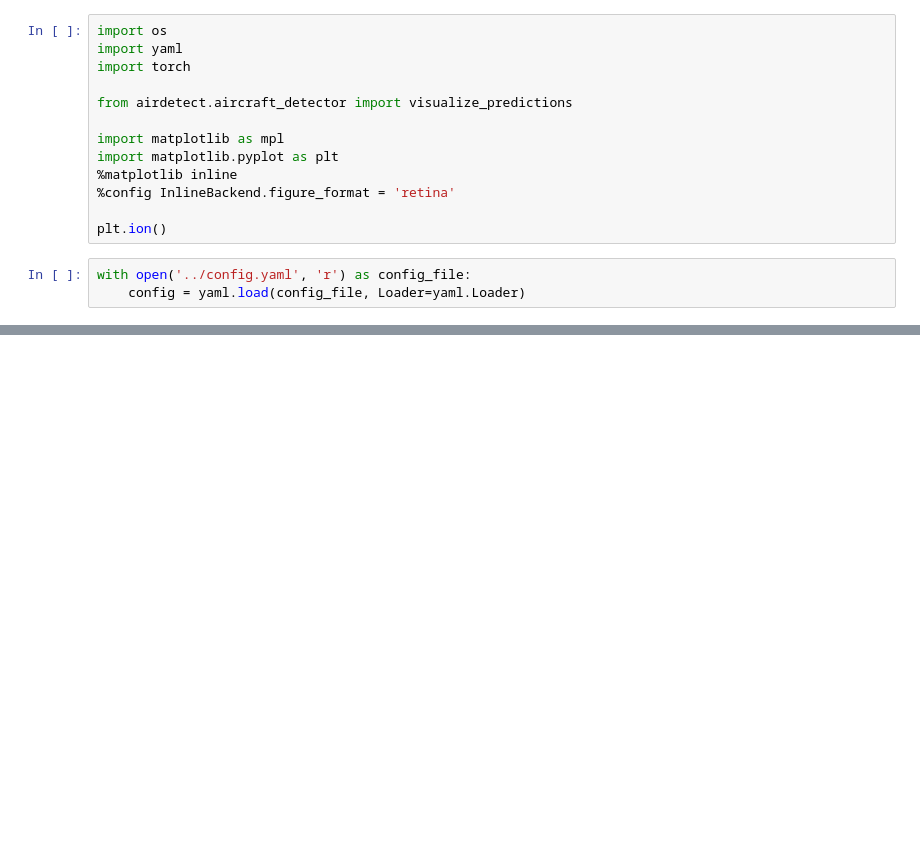
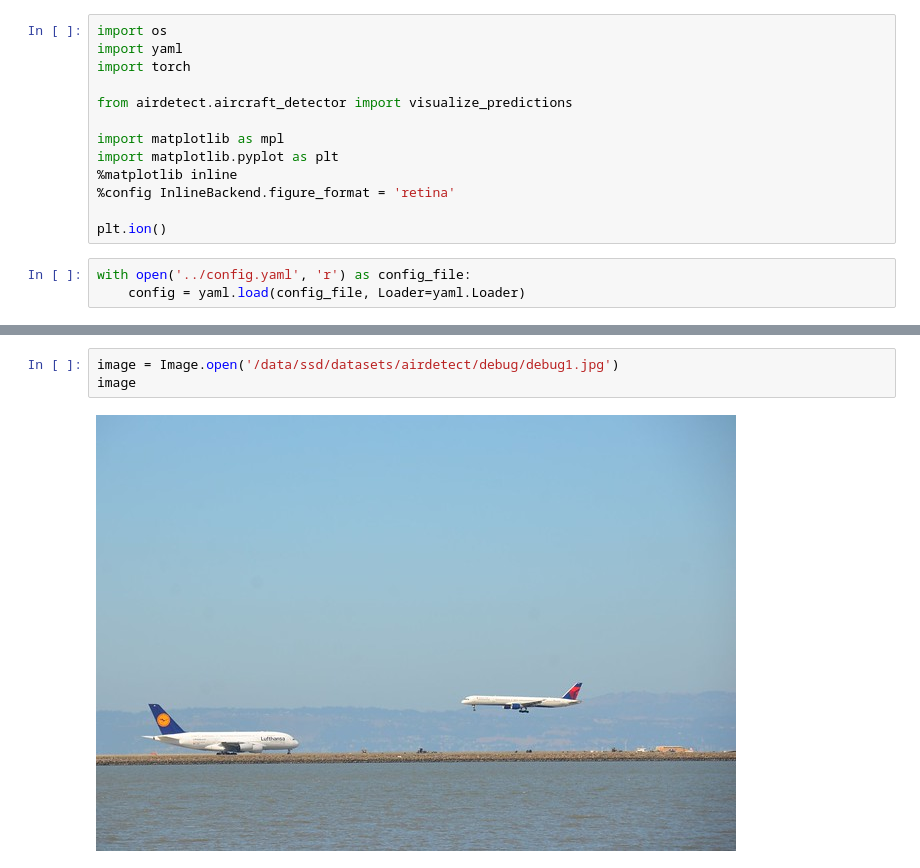
Before and after one commit to xdralex/airdetect, a Jupyter notebook: jupyter/predict_bboxes.ipynb, the cells around one changed output, grey strips where cells are left out. Drawn from its saved outputs; the diff is of its cells as text; blank space fills up the shorter version.

```diff
--- a/jupyter/predict_bboxes.ipynb
+++ b/jupyter/predict_bboxes.ipynb
@@ -38,0 +82,5 @@ tensor([[[0.4863, 0.4824, 0.4824,  ..., 0.4392, 0.4392, 0.4353],
+# %%
+image = Image.open('/data/ssd/datasets/airdetect/debug/debug1.jpg')
+image
+# %% [output]
+[figure, added]
```
Also changed, not shown: parts of 8 cells of this notebook, 2 other files.
